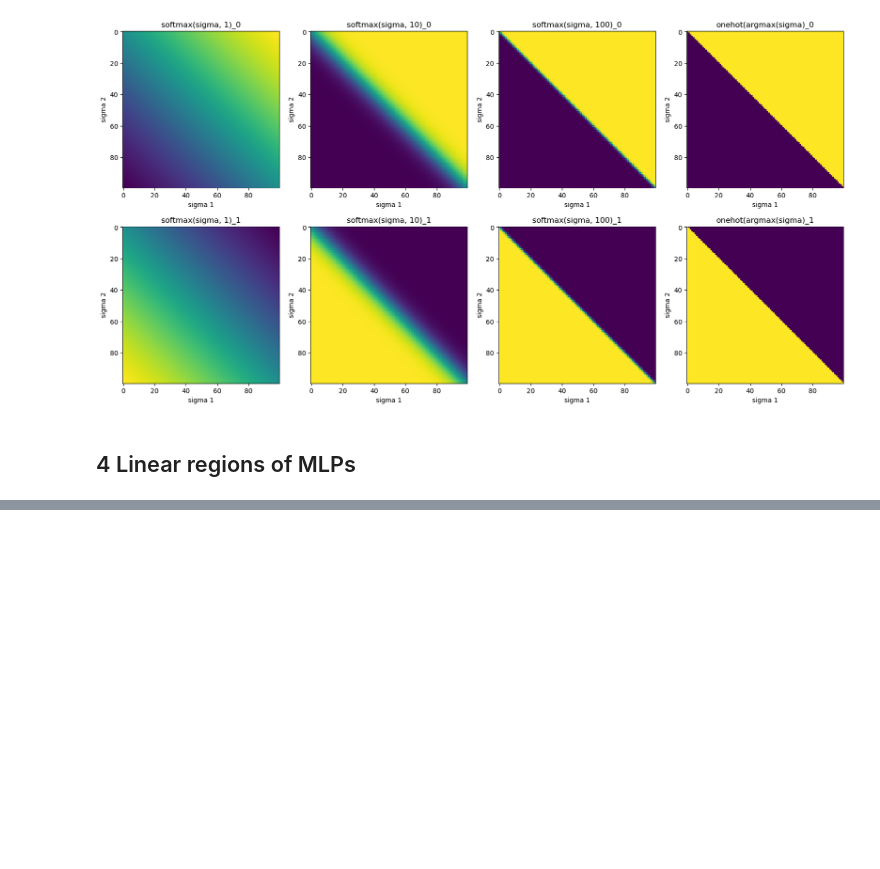
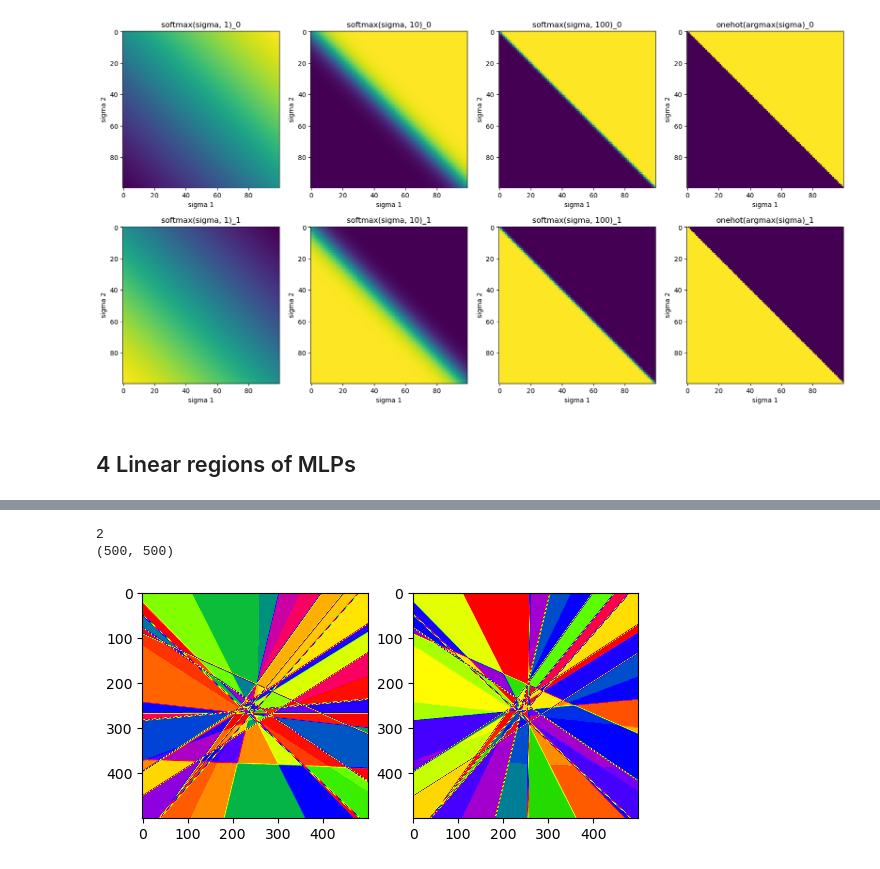
Before and after one commit to emironovich/mlph_w24, a Jupyter notebook: sheet05/sheet05.ipynb, the cells around one changed output, grey strips where cells are left out. Drawn from its saved outputs; the diff is of its cells as text; code cells hidden in the pictures; blank space fills up the shorter version.

```diff
--- a/sheet05/sheet05.ipynb
+++ b/sheet05/sheet05.ipynb
@@ -130,0 +174,14 @@ fig.set_figheight(10)
+# %%
+shallow_gradient = np.gradient(shallow_val)
+print(len(shallow_gradient))
+print(shallow_gradient[0].shape)
+
+fig, ax = plt.subplots(1, 2)
+for i in range(2):
+    ax[i].imshow(shallow_gradient[i], cmap=mpl.colormaps['prism'])
+
+plt.show()
+# %% [output]
+2
+(500, 500)
+[figure, added]
```
Also changed, not shown: parts of 6 cells of this notebook.
